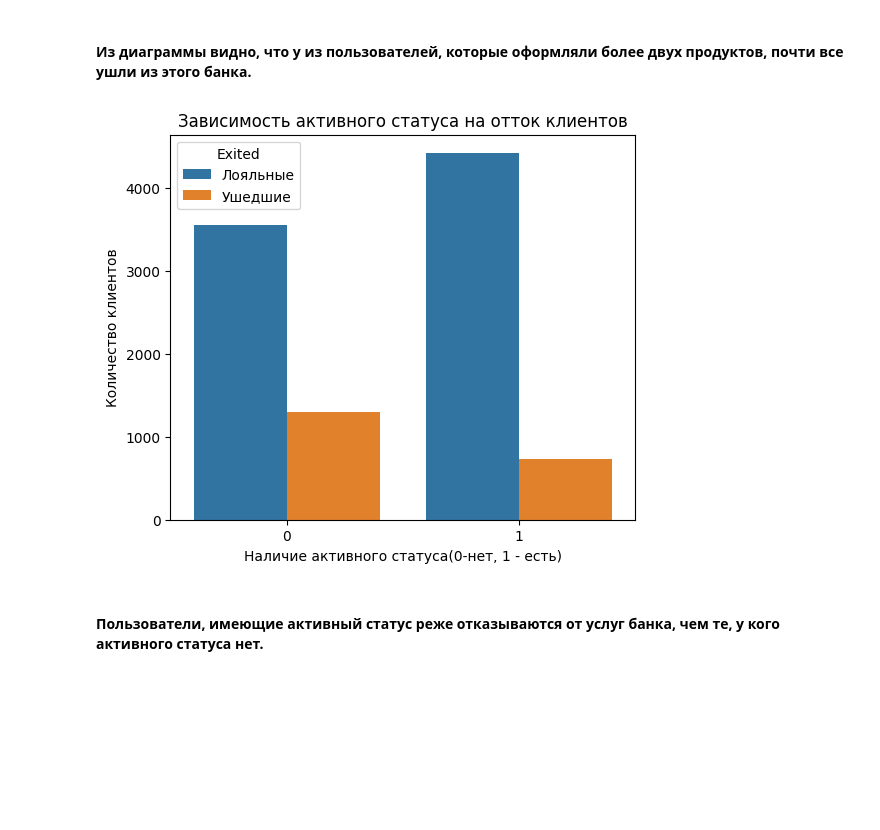
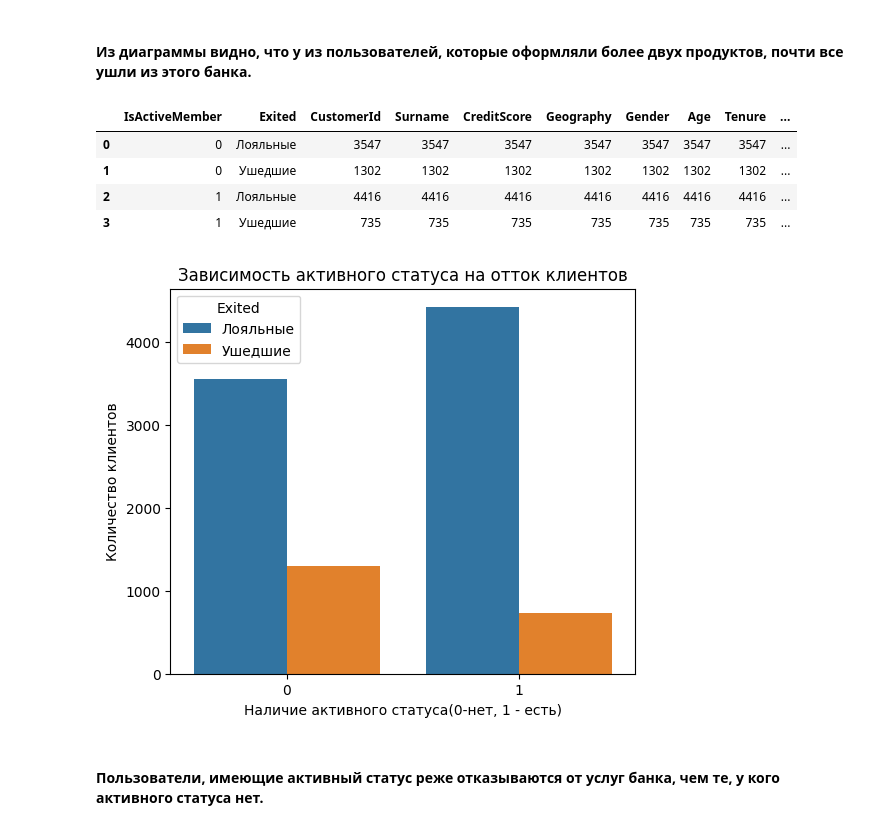
Before and after one commit to vinokurov07/vin, a Jupyter notebook: SkillFactory/PY-13. Визуализация данных/Unit 9_Practice.ipynb, the cells around one changed output. Saved outputs shown, nothing was run; the diff lists cells and outputs as text; code cells hidden in the pictures; blank space fills up the shorter version.

```diff
--- a/SkillFactory/PY-13. Визуализация данных/Unit 9_Practice.ipynb
+++ b/SkillFactory/PY-13. Визуализация данных/Unit 9_Practice.ipynb
@@ -167,21 +180,26 @@ fig.show()
 # %%
 # 9.8. Как влияет наличие статуса активного клиента на отток клиентов? Постройте диаграмму, иллюстрирующую это.
 # Что бы вы предложили банку, чтобы уменьшить отток клиентов среди неактивных?
 active_exited = churn_data.groupby(by=['IsActiveMember','Exited'], as_index=False).count()
-
+display(active_exited)
 import seaborn as sns
 import matplotlib.pyplot as plt
 fig = plt.figure(figsize=(6,5));
 barplot = sns.barplot(
     data=active_exited,
     x='IsActiveMember',
     y='CustomerId',
     hue = 'Exited'
 );
 barplot.set_title('Зависимость активного статуса на отток клиентов');
 barplot.set_xlabel('Наличие активного статуса(0-нет, 1 - есть)');
 barplot.set_ylabel('Количество клиентов');
 # %% [output]
+|  | IsActiveMember | Exited | CustomerId | Surname | CreditScore | Geography | Gender | Age | Tenure | ... |
+| 0 | 0 | Лояльные | 3547 | 3547 | 3547 | 3547 | 3547 | 3547 | 3547 | ... |
+| 1 | 0 | Ушедшие | 1302 | 1302 | 1302 | 1302 | 1302 | 1302 | 1302 | ... |
+| 2 | 1 | Лояльные | 4416 | 4416 | 4416 | 4416 | 4416 | 4416 | 4416 | ... |
+| 3 | 1 | Ушедшие | 735 | 735 | 735 | 735 | 735 | 735 | 735 | ... |
 [figure]
 # %% [markdown]
 #### Пользователи, имеющие активный статус реже отказываются от услуг банка, чем те, у кого активного статуса нет.
```
Also changed, not shown: parts of 5 cells of this notebook, 36 other files.
